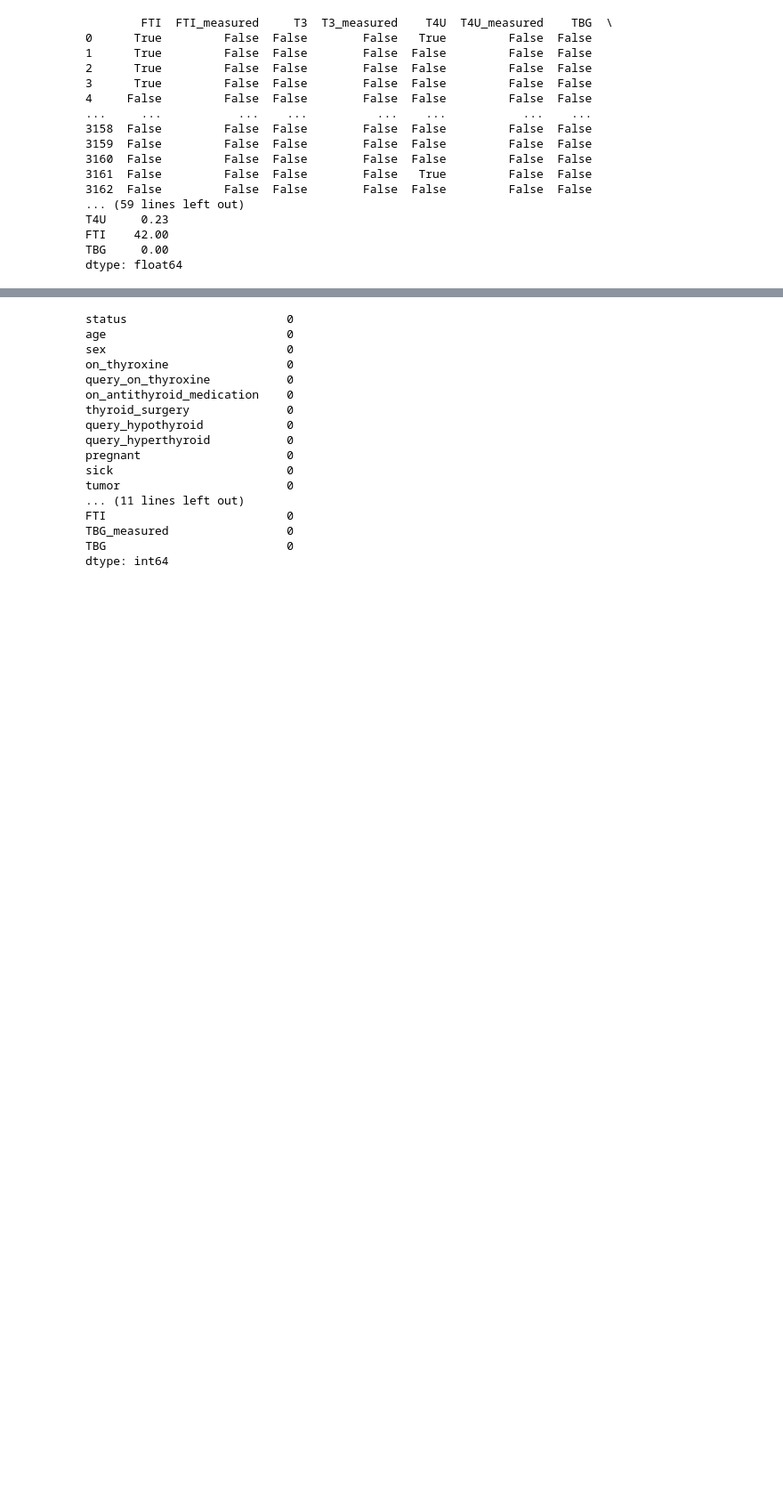
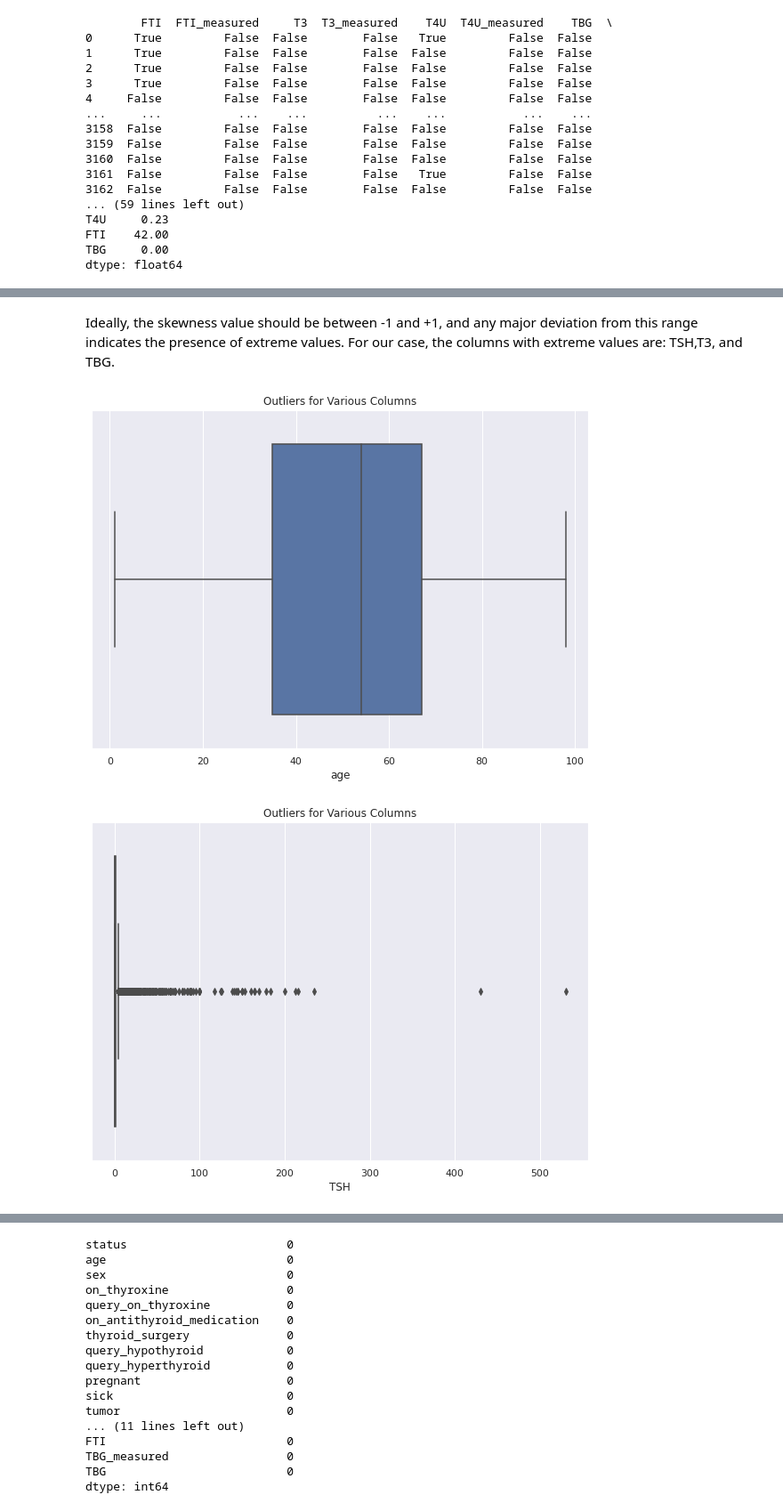
Before and after one commit to EstherOgutu/Nairobi-Hospital-Hypothyroidism-Analysis, a Jupyter notebook: Nairobi_Hospital.ipynb, the cells around one changed output, grey strips where cells are left out. Shown at 89% size. Drawn from its saved outputs; the diff is of its cells as text; code cells hidden in the pictures; blank space fills up the shorter version.

```diff
--- a/Nairobi_Hospital.ipynb
+++ b/Nairobi_Hospital.ipynb
@@ -323,0 +287,20 @@ sns.boxplot(new_hypothyroid1['TSH'])
+# %% [markdown]
+Ideally, the skewness value should be between -1 and +1, and any major deviation from this range indicates the presence of extreme values.
+For our case, the columns with extreme values are: TSH,T3, and TBG.
+# %%
+# Creating a function to plot outliers for each of the columns
+def boxplot(data):
+  fig = plt.figure(figsize =(10, 7))
+  plt.title('Outliers for Various Columns')
+  sns.boxplot(data)
+  plt.show();
+boxplot(new_hypothyroid['age'])
+boxplot(new_hypothyroid['TSH'])
+boxplot(new_hypothyroid['T3'])
+boxplot(new_hypothyroid['TT4'])
+boxplot(new_hypothyroid['T4U'])
+boxplot(new_hypothyroid['FTI'])
+boxplot(new_hypothyroid['TBG'])
+# %% [output]
+[figure, added]
+[figure, added]
```
Also changed, not shown: parts of 108 cells of this notebook.
